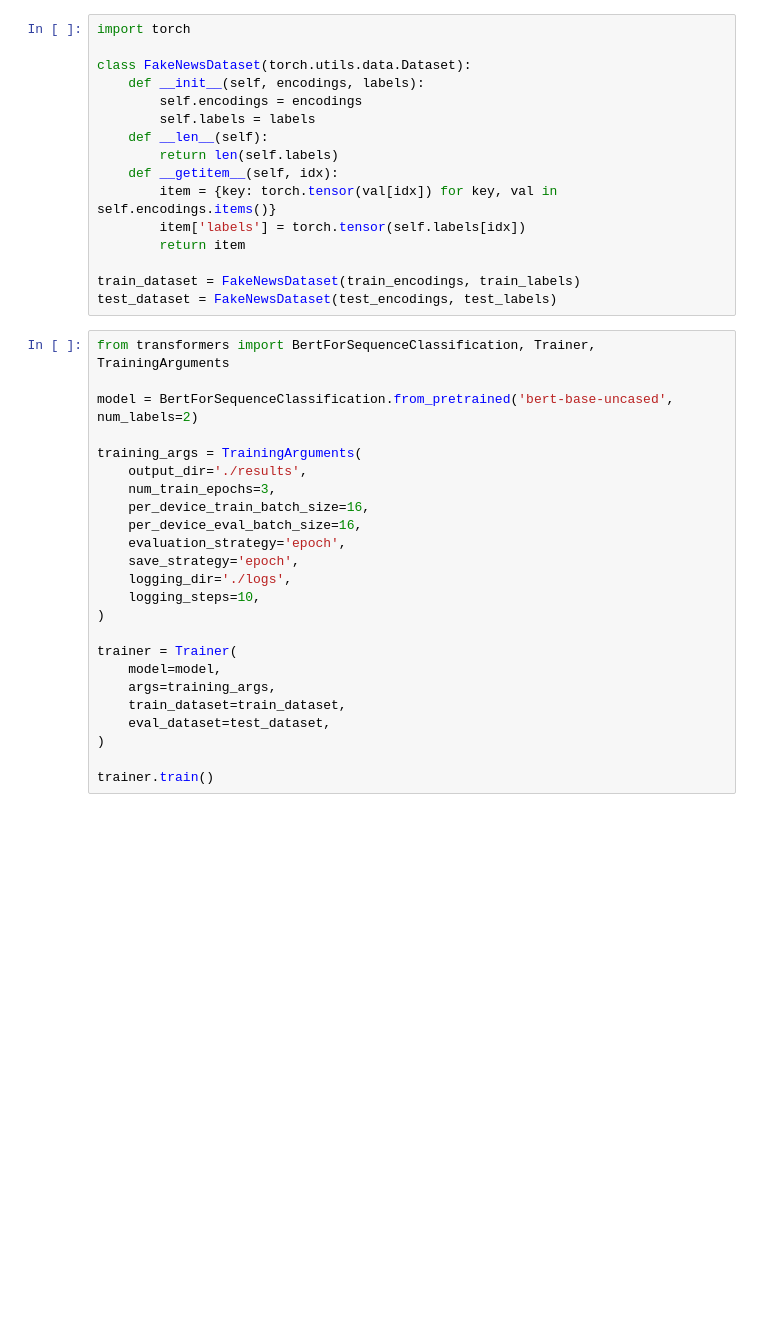
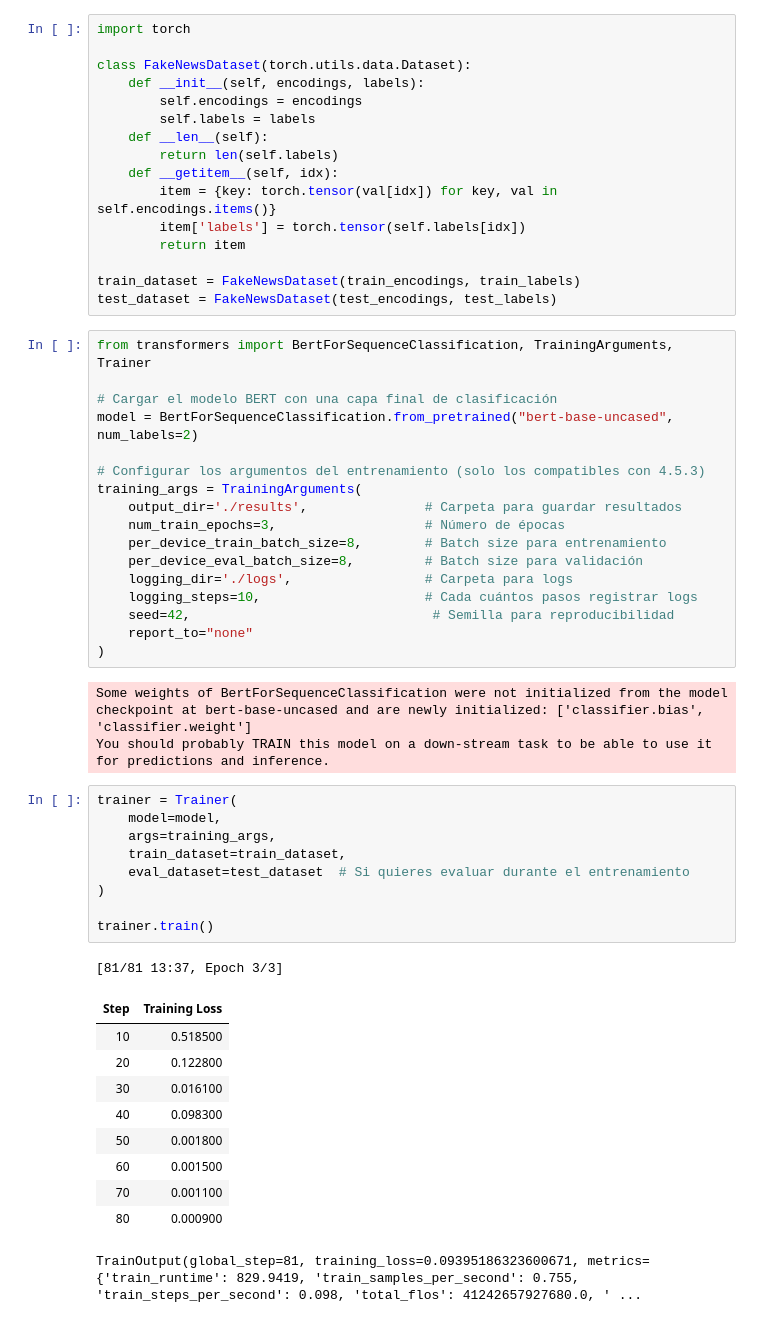
Before and after one commit to AdaliaFlores/DetectorSesgo, a Jupyter notebook: Detector_de_sesgo.ipynb, the cells around one changed output. Cells and saved outputs as stored; diff of their text form; blank space fills up the shorter version.

Commit message:
add basic model training

```diff
--- a/Detector_de_sesgo.ipynb
+++ b/Detector_de_sesgo.ipynb
@@ -235,27 +241,44 @@ class FakeNewsDataset(torch.utils.data.Dataset):
 
 train_dataset = FakeNewsDataset(train_encodings, train_labels)
 test_dataset = FakeNewsDataset(test_encodings, test_labels)
-# %%
-from transformers import BertForSequenceClassification, Trainer, TrainingArguments
-
-model = BertForSequenceClassification.from_pretrained('bert-base-uncased', num_labels=2)
-
-training_args = TrainingArguments(
-    output_dir='./results',
-    num_train_epochs=3,
-    per_device_train_batch_size=16,
-    per_device_eval_batch_size=16,
-    evaluation_strategy='epoch',
-    save_strategy='epoch',
-    logging_dir='./logs',
-    logging_steps=10,
-)
-
-trainer = Trainer(
-    model=model,
-    args=training_args,
-    train_dataset=train_dataset,
-    eval_dataset=test_dataset,
-)
-
-trainer.train()
+# %%
+from transformers import BertForSequenceClassification, TrainingArguments, Trainer
+
+# Cargar el modelo BERT con una capa final de clasificación
+model = BertForSequenceClassification.from_pretrained("bert-base-uncased", num_labels=2)
+
+# Configurar los argumentos del entrenamiento (solo los compatibles con 4.5.3)
+training_args = TrainingArguments(
+    output_dir='./results',               # Carpeta para guardar resultados
+    num_train_epochs=3,                   # Número de épocas
+    per_device_train_batch_size=8,        # Batch size para entrenamiento
+    per_device_eval_batch_size=8,         # Batch size para validación
+    logging_dir='./logs',                 # Carpeta para logs
+    logging_steps=10,                     # Cada cuántos pasos registrar logs
+    seed=42,                               # Semilla para reproducibilidad
+    report_to="none"
+)
+# %% [output]
+Some weights of BertForSequenceClassification were not initialized from the model checkpoint at bert-base-uncased and are newly initialized: ['classifier.bias', 'classifier.weight']
+You should probably TRAIN this model on a down-stream task to be able to use it for predictions and inference.
+# %%
+trainer = Trainer(
+    model=model,
+    args=training_args,
+    train_dataset=train_dataset,
+    eval_dataset=test_dataset  # Si quieres evaluar durante el entrenamiento
+)
+
+trainer.train()
+# %% [output]
+[81/81 13:37, Epoch 3/3]
+| Step | Training Loss |
+| 10 | 0.518500 |
+| 20 | 0.122800 |
+| 30 | 0.016100 |
+| 40 | 0.098300 |
+| 50 | 0.001800 |
+| 60 | 0.001500 |
+| 70 | 0.001100 |
+| 80 | 0.000900 |
+TrainOutput(global_step=81, training_loss=0.09395186323600671, metrics={'train_runtime': 829.9419, 'train_samples_per_second': 0.755, 'train_steps_per_second': 0.098, 'total_flos': 41242657927680.0, ' ...
```
Also changed, not shown: parts of 4 cells of this notebook.
